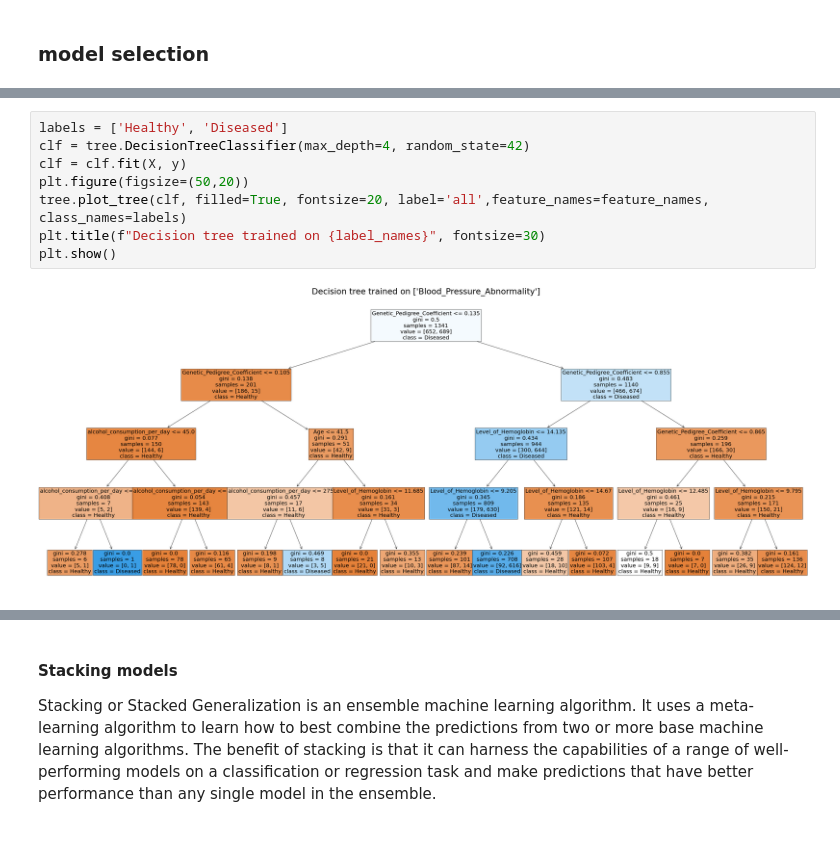
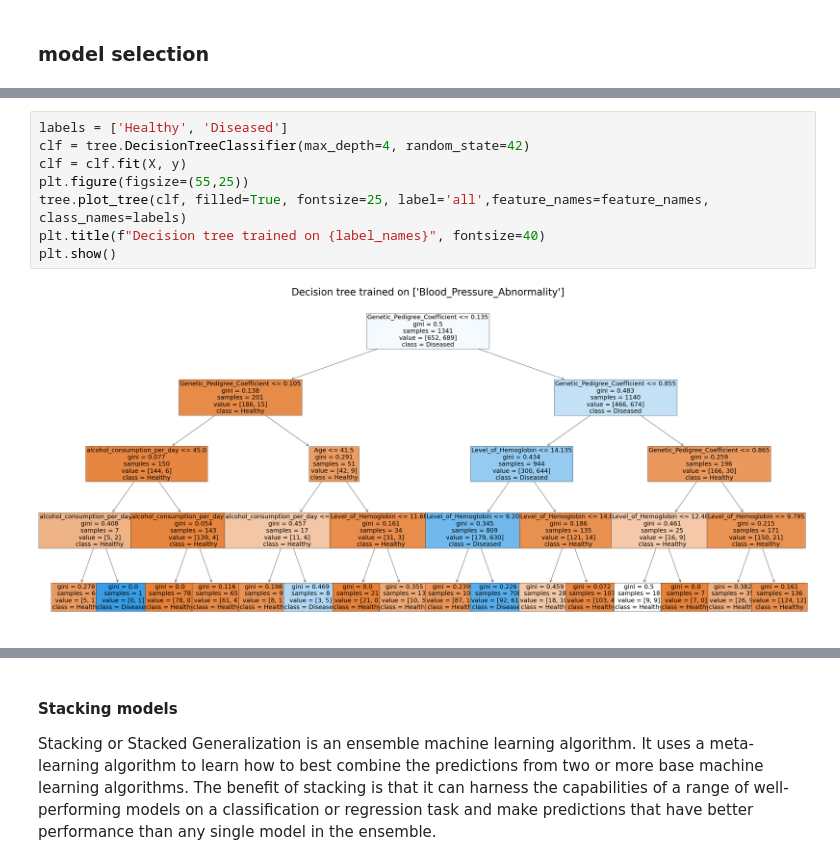
Before and after one commit to DaLuSt/DSLS-DS3-Machine-learning, a Jupyter notebook: Supervised-learning/Supervisedlearning_Assingment_DaanSteur_379943_DSLS.ipynb, the cells around one changed output, grey strips where cells are left out. Saved outputs shown, nothing was run; the diff lists cells and outputs as text; blank space fills up the shorter version.

```diff
--- a/Supervised-learning/Supervisedlearning_Assingment_DaanSteur_379943_DSLS.ipynb
+++ b/Supervised-learning/Supervisedlearning_Assingment_DaanSteur_379943_DSLS.ipynb
@@ -273,10 +296,10 @@ weighted avg       0.81      0.81      0.81       336
 # %%
 labels = ['Healthy', 'Diseased']
 clf = tree.DecisionTreeClassifier(max_depth=4, random_state=42)
 clf = clf.fit(X, y)
-plt.figure(figsize=(50,20))
-tree.plot_tree(clf, filled=True, fontsize=20, label='all',feature_names=feature_names, class_names=labels)
-plt.title(f"Decision tree trained on {label_names}", fontsize=30)
+plt.figure(figsize=(55,25))
+tree.plot_tree(clf, filled=True, fontsize=25, label='all',feature_names=feature_names, class_names=labels)
+plt.title(f"Decision tree trained on {label_names}", fontsize=40)
 plt.show()
 # %% [output]
-[figure, old version]
+[figure, new version]
```
Also changed, not shown: parts of 18 cells of this notebook.
